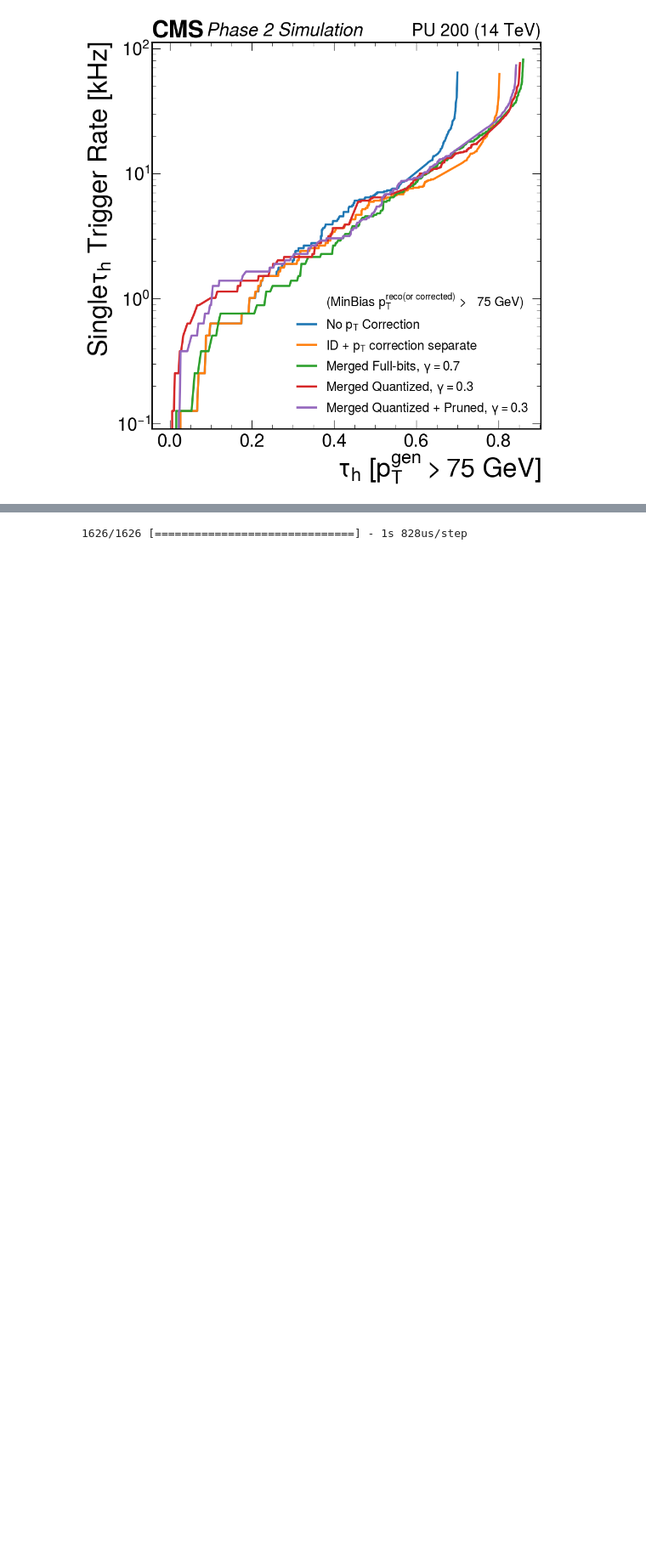
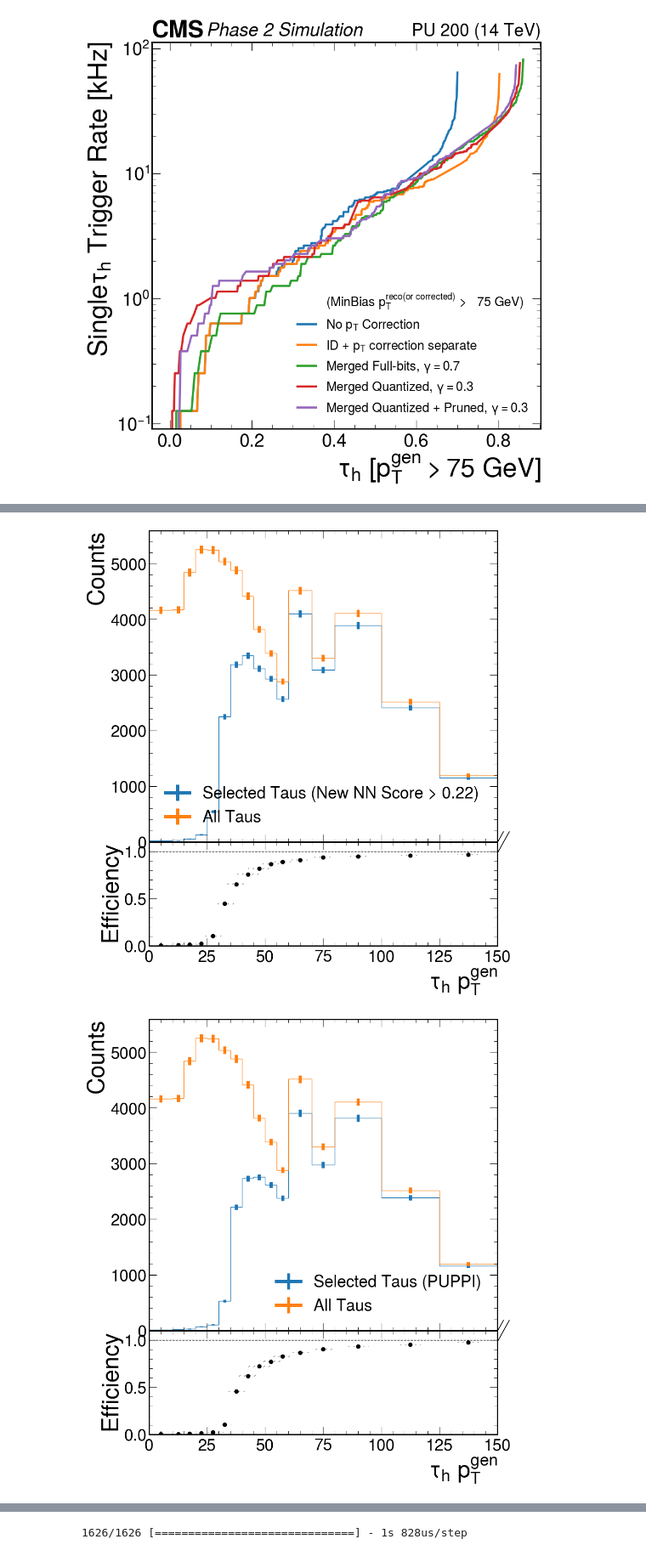
Before and after one commit to ofoofoo/Tau_L1, a Jupyter notebook: notebooks/tau_pt_regress/OFFICIAL_tau_pt_regression_classifier_merge_quantization.ipynb, the cells around one changed output, grey strips where cells are left out. Shown at 85% size. Saved outputs shown, nothing was run; the diff lists cells and outputs as text; code cells hidden in the pictures; blank space fills up the shorter version.

```diff
--- a/notebooks/tau_pt_regress/OFFICIAL_tau_pt_regression_classifier_merge_quantization.ipynb
+++ b/notebooks/tau_pt_regress/OFFICIAL_tau_pt_regression_classifier_merge_quantization.ipynb
@@ -659,0 +786,6 @@ def plot_pt_eff_puppi(Official_Model,
+# %%
+results = plot_pt_eff_puppi(model_merged_quantized_pruned,
+                            '../../ntuples/Jan_25_2023/test_sig_v12_emseed.root',
+                            corrected_pt_cut=34.,
+                            cut_point = 0.22)
+# %% [output]
@@ -659,0 +794,2 @@ def plot_pt_eff_puppi(Official_Model,
+[figure, added]
+[figure, added]
```
Also changed, not shown: parts of 10 cells of this notebook, 2 other files.
